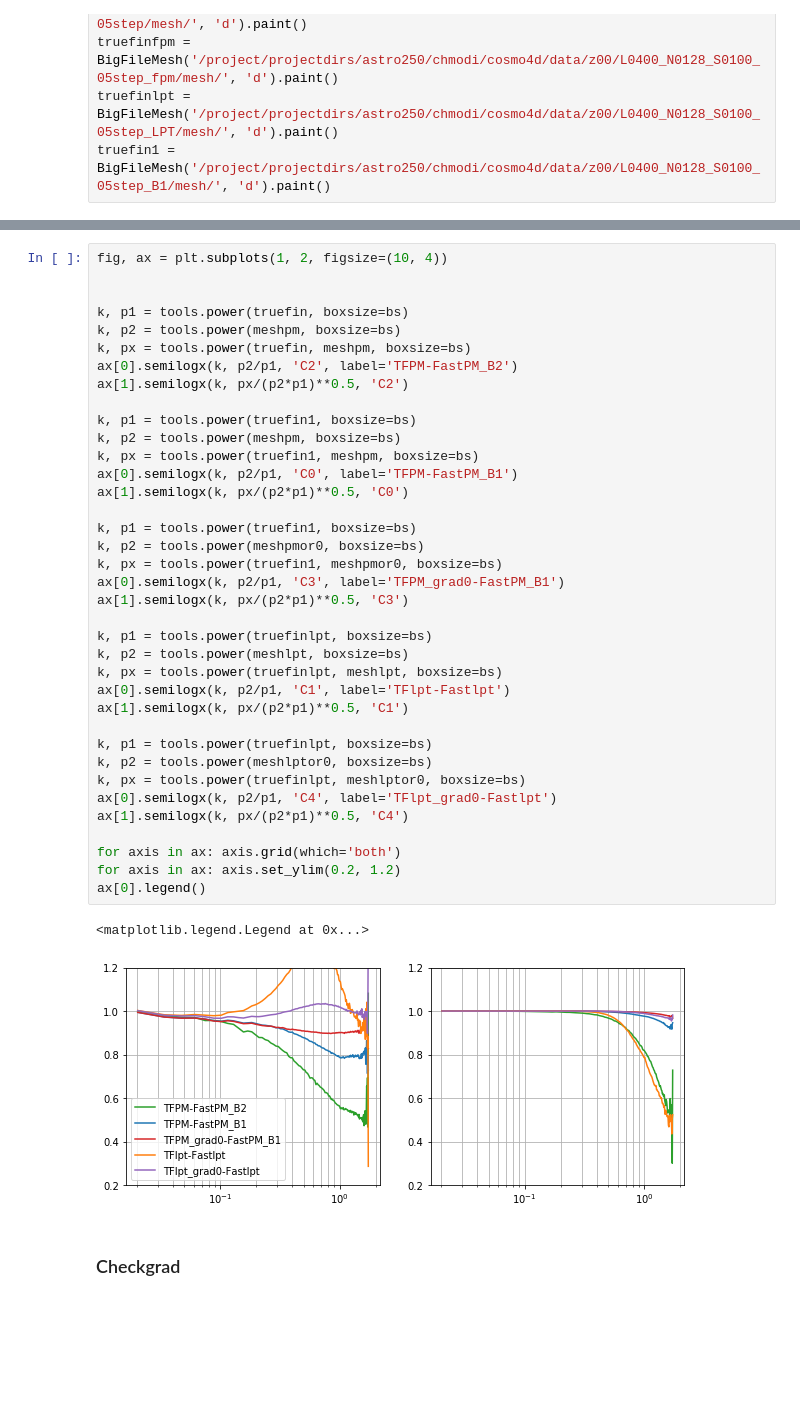
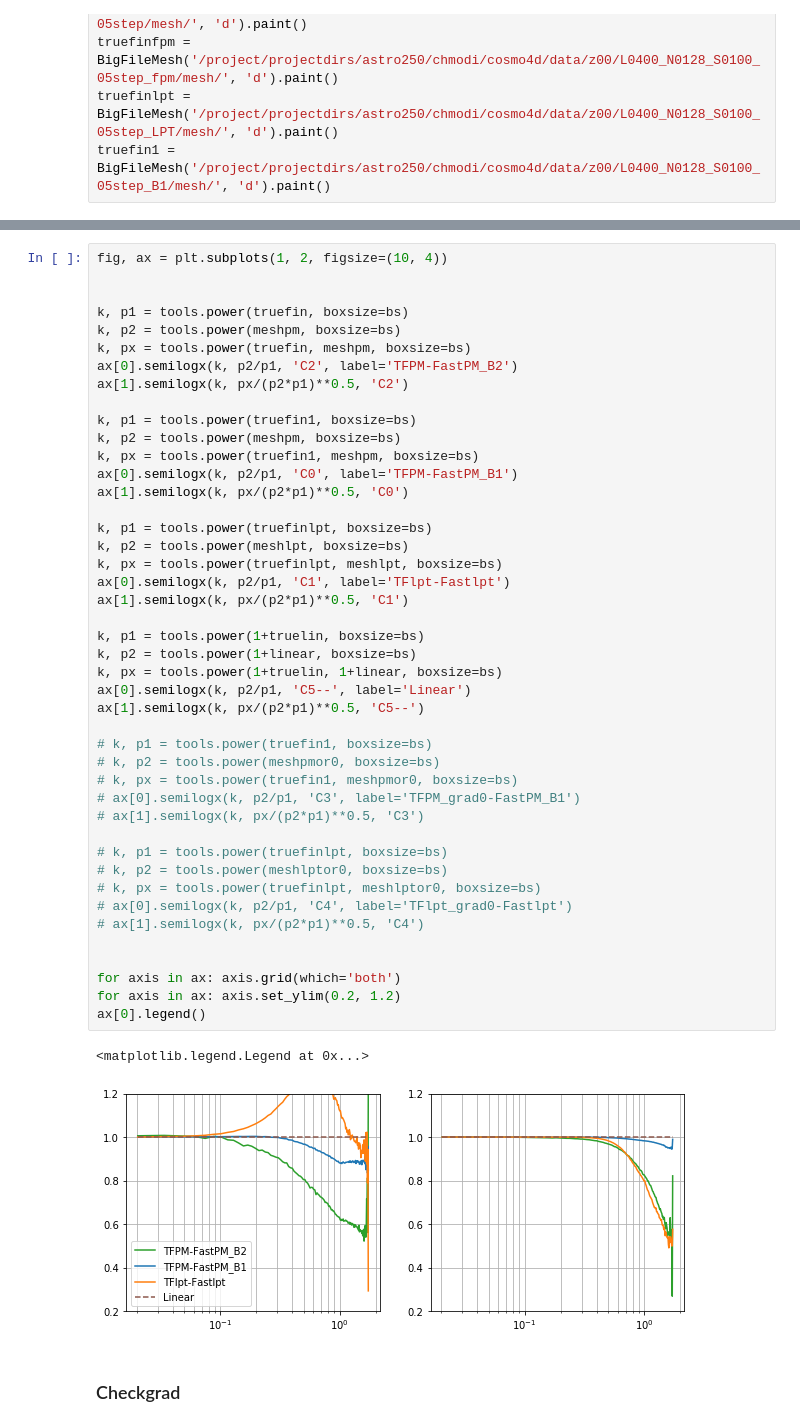
Before and after one commit to modichirag/galmodel, a Jupyter notebook: notebooks/TfFPM-Copy1.ipynb, the cells around one changed output, grey strips where cells are left out. Cells and saved outputs as stored; diff of their text form; blank space fills up the shorter version.

```diff
--- a/notebooks/TfFPM-Copy1.ipynb
+++ b/notebooks/TfFPM-Copy1.ipynb
@@ -559,43 +606,50 @@ plt.show()
 # %%
 fig, ax = plt.subplots(1, 2, figsize=(10, 4))
 
 
 k, p1 = tools.power(truefin, boxsize=bs)
 k, p2 = tools.power(meshpm, boxsize=bs)
 k, px = tools.power(truefin, meshpm, boxsize=bs)
 ax[0].semilogx(k, p2/p1, 'C2', label='TFPM-FastPM_B2')
 ax[1].semilogx(k, px/(p2*p1)**0.5, 'C2')
 
 k, p1 = tools.power(truefin1, boxsize=bs)
 k, p2 = tools.power(meshpm, boxsize=bs)
 k, px = tools.power(truefin1, meshpm, boxsize=bs)
 ax[0].semilogx(k, p2/p1, 'C0', label='TFPM-FastPM_B1')
 ax[1].semilogx(k, px/(p2*p1)**0.5, 'C0')
 
-k, p1 = tools.power(truefin1, boxsize=bs)
-k, p2 = tools.power(meshpmor0, boxsize=bs)
-k, px = tools.power(truefin1, meshpmor0, boxsize=bs)
-ax[0].semilogx(k, p2/p1, 'C3', label='TFPM_grad0-FastPM_B1')
-ax[1].semilogx(k, px/(p2*p1)**0.5, 'C3')
-
 k, p1 = tools.power(truefinlpt, boxsize=bs)
 k, p2 = tools.power(meshlpt, boxsize=bs)
 k, px = tools.power(truefinlpt, meshlpt, boxsize=bs)
 ax[0].semilogx(k, p2/p1, 'C1', label='TFlpt-Fastlpt')
 ax[1].semilogx(k, px/(p2*p1)**0.5, 'C1')
 
-k, p1 = tools.power(truefinlpt, boxsize=bs)
-k, p2 = tools.power(meshlptor0, boxsize=bs)
-k, px = tools.power(truefinlpt, meshlptor0, boxsize=bs)
-ax[0].semilogx(k, p2/p1, 'C4', label='TFlpt_grad0-Fastlpt')
-ax[1].semilogx(k, px/(p2*p1)**0.5, 'C4')
+k, p1 = tools.power(1+truelin, boxsize=bs)
+k, p2 = tools.power(1+linear, boxsize=bs)
+k, px = tools.power(1+truelin, 1+linear, boxsize=bs)
+ax[0].semilogx(k, p2/p1, 'C5--', label='Linear')
+ax[1].semilogx(k, px/(p2*p1)**0.5, 'C5--')
+
+# k, p1 = tools.power(truefin1, boxsize=bs)
+# k, p2 = tools.power(meshpmor0, boxsize=bs)
+# k, px = tools.power(truefin1, meshpmor0, boxsize=bs)
+# ax[0].semilogx(k, p2/p1, 'C3', label='TFPM_grad0-FastPM_B1')
+# ax[1].semilogx(k, px/(p2*p1)**0.5, 'C3')
+
+# k, p1 = tools.power(truefinlpt, boxsize=bs)
+# k, p2 = tools.power(meshlptor0, boxsize=bs)
+# k, px = tools.power(truefinlpt, meshlptor0, boxsize=bs)
+# ax[0].semilogx(k, p2/p1, 'C4', label='TFlpt_grad0-Fastlpt')
+# ax[1].semilogx(k, px/(p2*p1)**0.5, 'C4')
+
 
 for axis in ax: axis.grid(which='both')
 for axis in ax: axis.set_ylim(0.2, 1.2)
 ax[0].legend()
 # %% [output]
 <matplotlib.legend.Legend at 0x...>
-[figure, old version]
+[figure, new version]
 # %% [markdown]
 ### Checkgrad
 # %%
```
Also changed, not shown: parts of 14 cells of this notebook, 10 other files.
